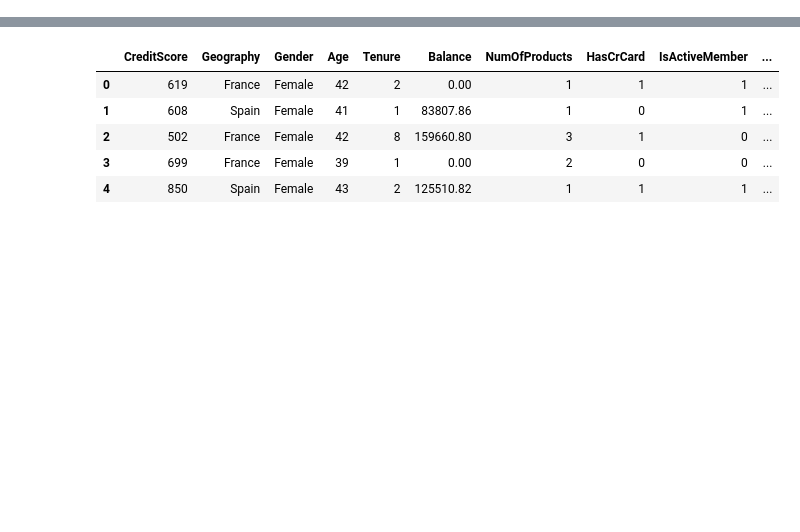
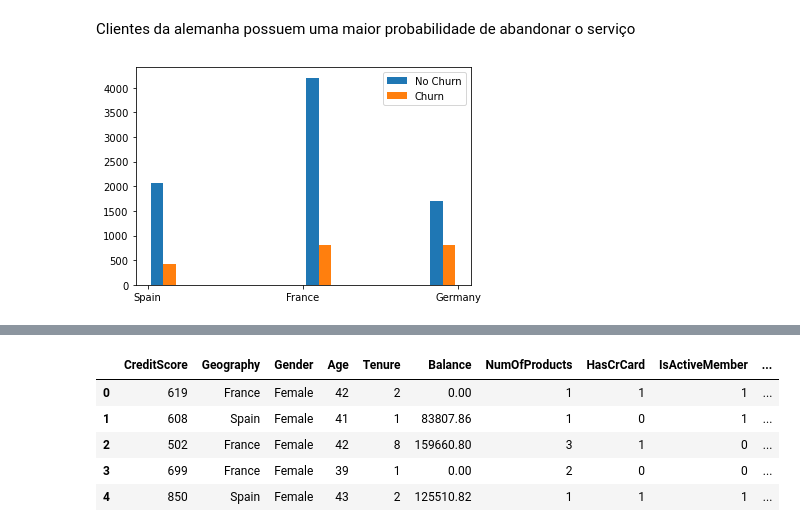
Before and after one commit to ViniciusLippel/Churn-Prediction, a Jupyter notebook: churn_prediction.ipynb, the cells around one changed output, grey strips where cells are left out. Saved outputs shown, nothing was run; the diff lists cells and outputs as text; code cells hidden in the pictures; blank space fills up the shorter version.

```diff
--- a/churn_prediction.ipynb
+++ b/churn_prediction.ipynb
@@ -29,0 +87,6 @@ df.head()
+# %% [markdown]
+Clientes da alemanha possuem uma maior probabilidade de abandonar o serviço
+# %%
+hist('Geography')
+# %% [output]
+[figure, added]
```
Also changed, not shown: parts of 54 cells of this notebook.
